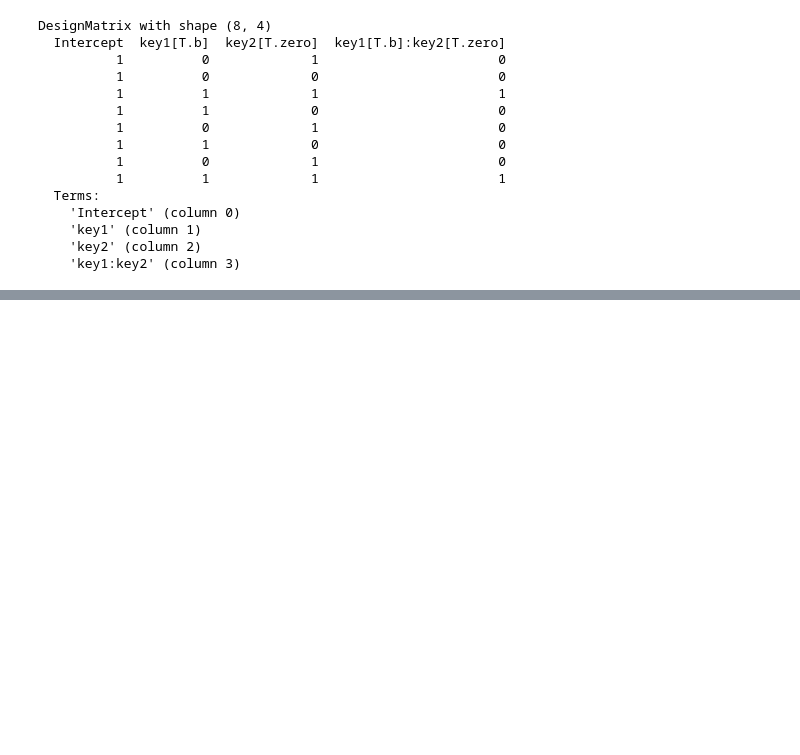
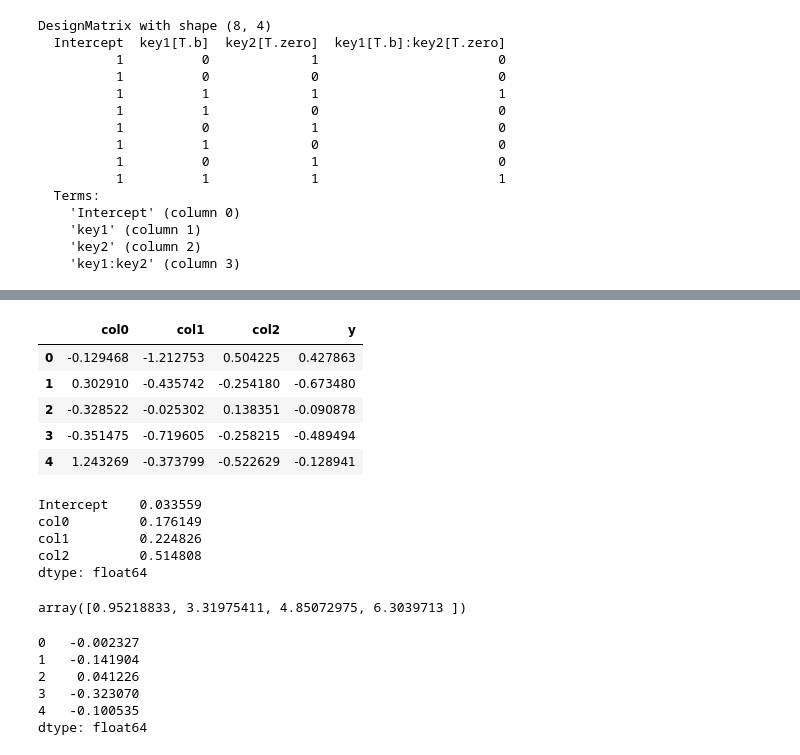
Before and after one commit to rumourcy/DA, a Jupyter notebook: python-for-data-analysis/chpater13.ipynb, the cells around one changed output, grey strips where cells are left out. Cells and saved outputs as stored; diff of their text form; code cells hidden in the pictures; blank space fills up the shorter version.

```diff
--- a/python-for-data-analysis/chpater13.ipynb
+++ b/python-for-data-analysis/chpater13.ipynb
@@ -359,0 +372,5 @@ DesignMatrix with shape (8, 4)
+# %%
+def dnorm(mean, variance, size=1):
+    if isinstance(size, int):
+        size = size,
+    return mean + np.sqrt(variance) * np.random.randn(*size)
@@ -359,0 +440,33 @@ DesignMatrix with shape (8, 4)
+# %%
+data = pd.DataFrame(X, columns=['col0', 'col1', 'col2'])
+data['y'] = y
+data[:5]
+# %% [output]
+|  | col0 | col1 | col2 | y |
+| 0 | -0.129468 | -1.212753 | 0.504225 | 0.427863 |
+| 1 | 0.302910 | -0.435742 | -0.254180 | -0.673480 |
+| 2 | -0.328522 | -0.025302 | 0.138351 | -0.090878 |
+| 3 | -0.351475 | -0.719605 | -0.258215 | -0.489494 |
+| 4 | 1.243269 | -0.373799 | -0.522629 | -0.128941 |
+# %%
+results = smf.ols('y ~ col0 + col1 + col2', data=data).fit()
+results.params
+# %% [output]
+Intercept    0.033559
+col0         0.176149
+col1         0.224826
+col2         0.514808
+dtype: float64
+# %%
+result.tvalues
+# %% [output]
+array([0.95218833, 3.31975411, 4.85072975, 6.3039713 ])
+# %%
+results.predict(data[:5])
+# %% [output]
+0   -0.002327
+1   -0.141904
+2    0.041226
+3   -0.323070
+4   -0.100535
+dtype: float64
```
Also changed, not shown: parts of 12 cells of this notebook.
